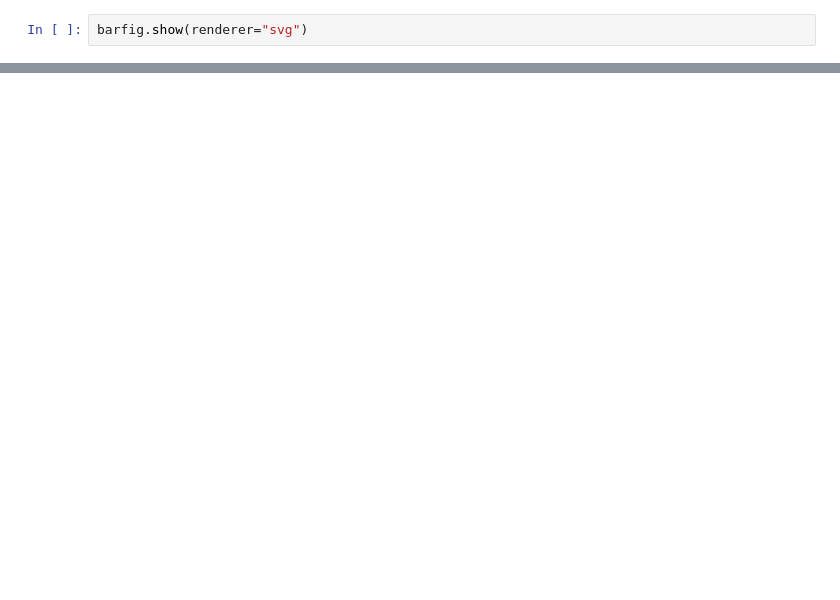
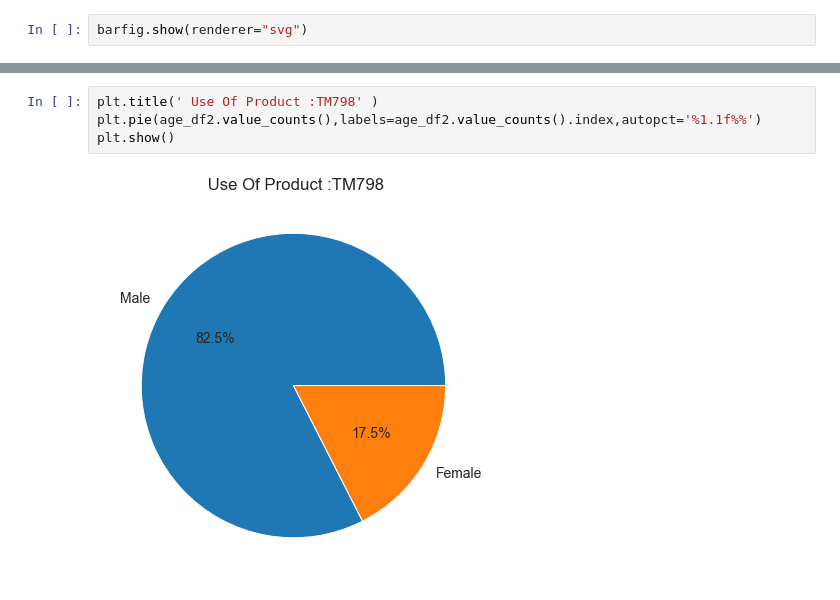
Before and after one commit to Arpan-tech-create/Exploratory_Data_Analysis, a Jupyter notebook: GYM_Fitness.ipynb, the cells around one changed output, grey strips where cells are left out. Saved outputs shown, nothing was run; the diff lists cells and outputs as text; blank space fills up the shorter version.

```diff
--- a/GYM_Fitness.ipynb
+++ b/GYM_Fitness.ipynb
@@ -235,0 +278,6 @@ barfig.show(renderer="svg")
+# %%
+plt.title(' Use Of Product :TM798' )
+plt.pie(age_df2.value_counts(),labels=age_df2.value_counts().index,autopct='%1.1f%%')
+plt.show()
+# %% [output]
+[figure, added]
```
Also changed, not shown: parts of 15 cells of this notebook, 3 other files.
